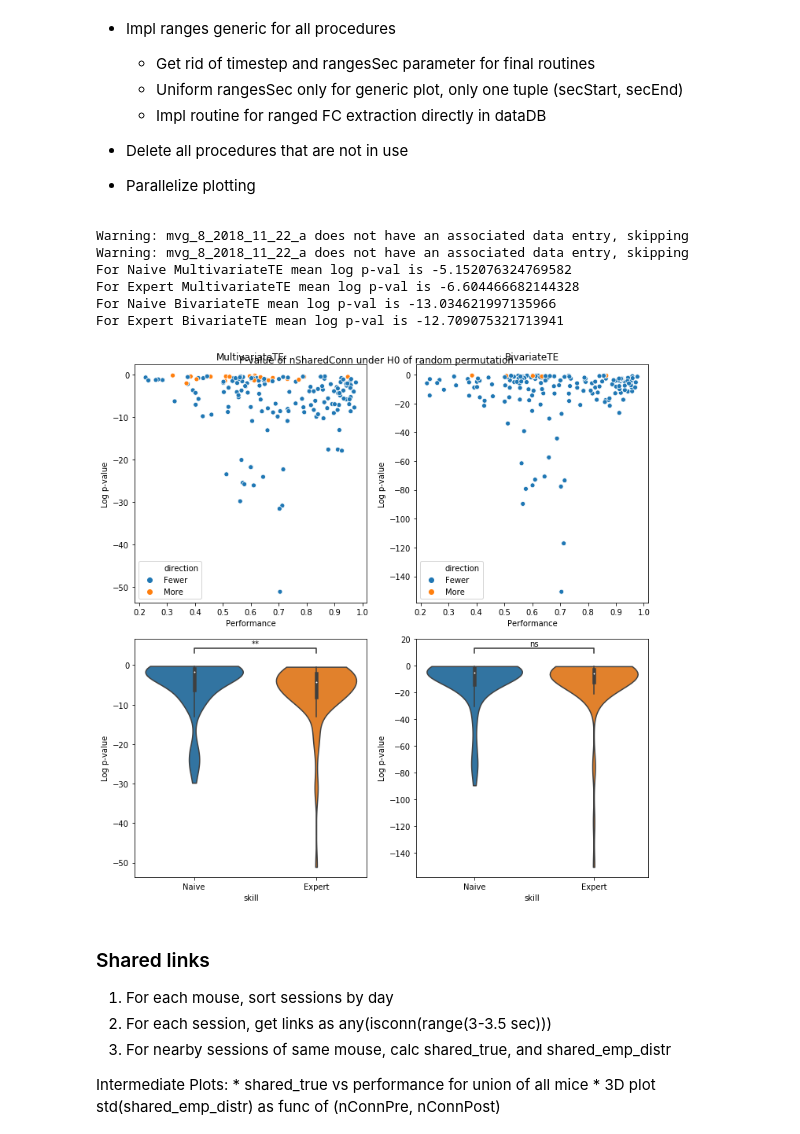
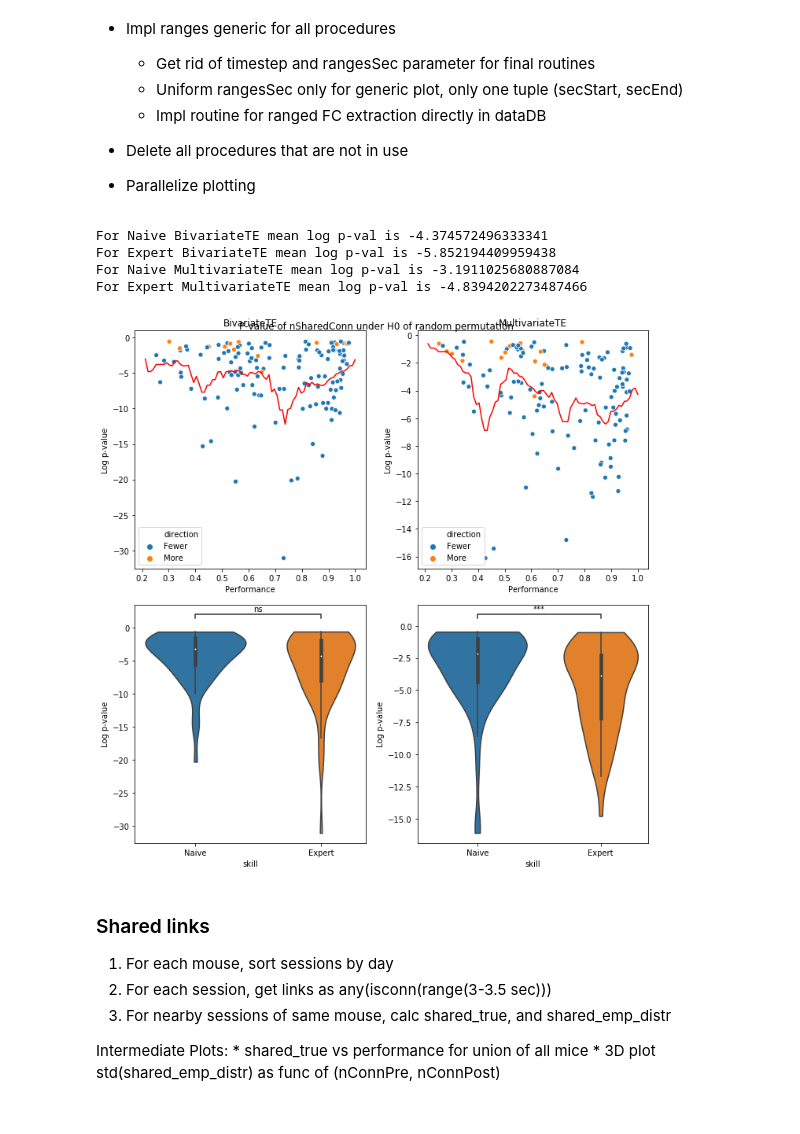
Before and after one commit to aleksejs-fomins/mesoscopic-functional-connectivity, a Jupyter notebook: codes/analysis_real/yaro_result/analysis-behavioural-neural.ipynb, the cells around one changed output. Saved outputs shown, nothing was run; the diff lists cells and outputs as text; code cells hidden in the pictures.

```diff
--- a/codes/analysis_real/yaro_result/analysis-behavioural-neural.ipynb
+++ b/codes/analysis_real/yaro_result/analysis-behavioural-neural.ipynb
@@ -115,27 +115,25 @@ data_plots.plot_performance_by_days(dataDB)
 * Delete all procedures that are not in use
 * Parallelize plotting
 # %%
-rangesSec = {"report":(6, 6.5)}
-#rangesSec = {"whisk":(3, 3.5)}
+#rangesSec = {"report":(6, 6.5)}
+rangesSec = {"whisk":(3, 3.5)}
 #rangesSec = None
 
 # connectomics_db.plot_generic(dataDB, pTHR, './', "connectivity_nconn_vs_time", rangesSec=rangesSec, ext='.svg')
 # connectomics_db.plot_generic(dataDB, pTHR, './', "connectivity_nconn_vs_days", rangesSec=rangesSec, ext='.svg')
 # connectomics_db.plot_generic(dataDB, pTHR, './', "connectivity_fc_vs_time", rangesSec=rangesSec, ext='.svg')
 # connectomics_db.plot_generic(dataDB, pTHR, './', "connectivity_fc_vs_days", rangesSec=rangesSec, ext='.svg')
 # connectomics_db.plot_generic(dataDB, pTHR, './', "connectivity_avgnconn_vs_days", rangesSec=rangesSec, ext='.svg')
 # connectomics_db.plot_generic(dataDB, pTHR, './', "connectivity_fc_vs_performance", rangesSec=rangesSec, ext='.svg')
 ## connectomics_db.plot_te_shared_link_scatter(dataDB, pTHR, {"whisk":(3, 3.5)}, "./", ext='.svg')
 # connectomics_db.plot_fc_vs_performance(dataDB, 0.01)
-connectomics_db.plot_fc_binary_shared_pval_vs_performance(dataDB, 0.01, trial='iNOGO', outname='pval_alldata_iNOGO_665_raw.svg', rangesSec=rangesSec)
+connectomics_db.plot_fc_binary_shared_pval_vs_performance(dataDB, 0.01, trial='iGO', outname='pval_12_iGO_335_raw.svg', rangesSec=rangesSec)
 # %% [output]
-Warning: mvg_8_2018_11_22_a does not have an associated data entry, skipping
-Warning: mvg_8_2018_11_22_a does not have an associated data entry, skipping
-For Naive MultivariateTE mean log p-val is -5.152076324769582
-For Expert MultivariateTE mean log p-val is -6.604466682144328
-For Naive BivariateTE mean log p-val is -13.034621997135966
-For Expert BivariateTE mean log p-val is -12.709075321713941
+For Naive BivariateTE mean log p-val is -4.374572496333341
+For Expert BivariateTE mean log p-val is -5.852194409959438
+For Naive MultivariateTE mean log p-val is -3.1911025680887084
+For Expert MultivariateTE mean log p-val is -4.8394202273487466
-[figure, old version]
+[figure, new version]
 # %% [markdown]
 ### Shared links
 
```
Also changed, not shown: parts of 3 cells of this notebook, 2 other files.
